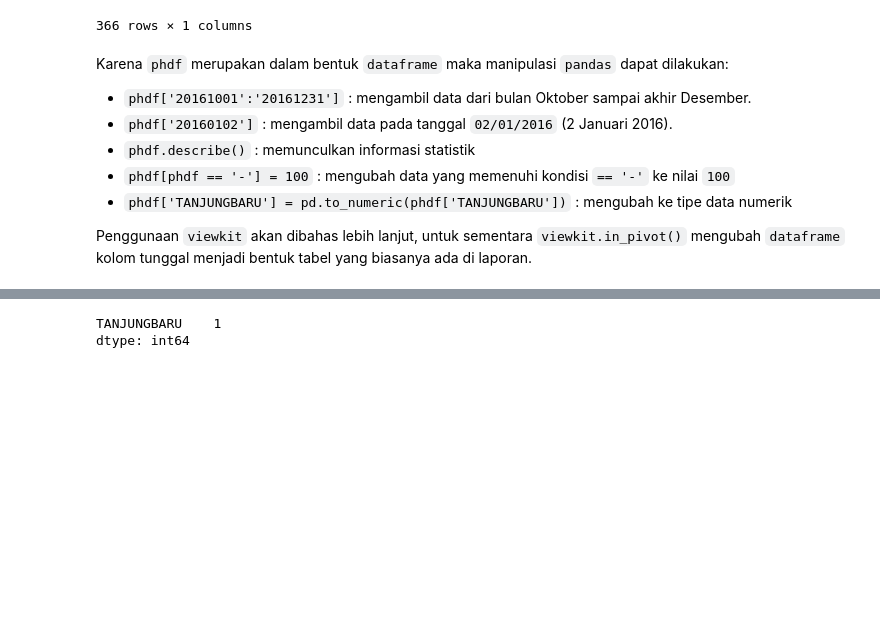
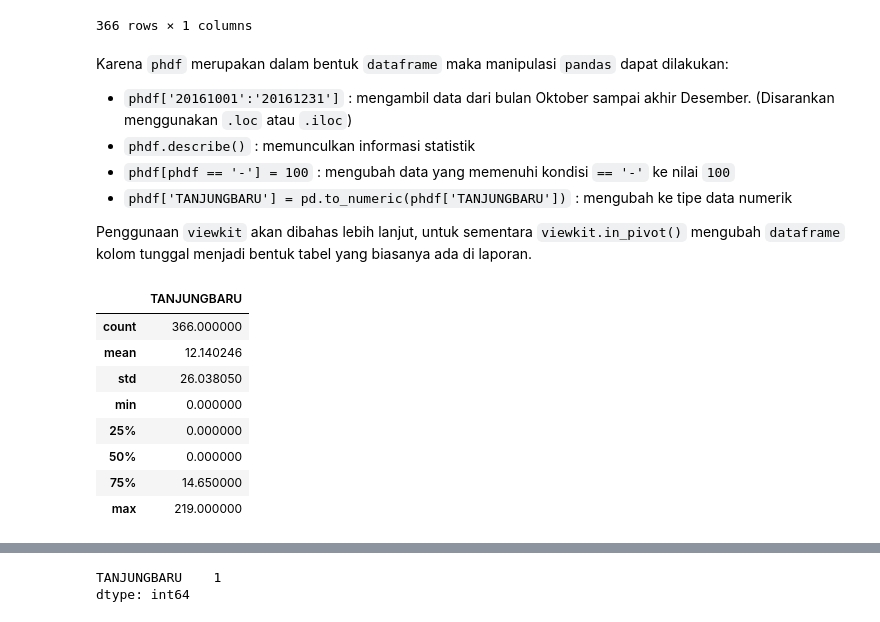
Before and after one commit to hidrokit/hidrokit, a Jupyter notebook: src/Demo Pos Hujan.ipynb, the cells around one changed output, grey strips where cells are left out. Drawn from its saved outputs; the diff is of its cells as text; code cells hidden in the pictures; blank space fills up the shorter version.

```diff
--- a/src/Demo Pos Hujan.ipynb
+++ b/src/Demo Pos Hujan.ipynb
@@ -139,12 +139,23 @@ phdf
 # %% [markdown]
 Karena `phdf` merupakan dalam bentuk `dataframe` maka manipulasi `pandas` dapat dilakukan:
 
-- `phdf['20161001':'20161231']` : mengambil data dari bulan Oktober sampai akhir Desember.
-- `phdf['20160102']` : mengambil data pada tanggal `02/01/2016` (2 Januari 2016).
+- `phdf['20161001':'20161231']` : mengambil data dari bulan Oktober sampai akhir Desember. (Disarankan menggunakan `.loc` atau `.iloc`)
 - `phdf.describe()` : memunculkan informasi statistik
 - `phdf[phdf == '-'] = 100` : mengubah data yang memenuhi kondisi `== '-'` ke nilai `100`
 - `phdf['TANJUNGBARU'] = pd.to_numeric(phdf['TANJUNGBARU'])` : mengubah ke tipe data numerik
 
 Penggunaan `viewkit` akan dibahas lebih lanjut, untuk sementara `viewkit.in_pivot()` mengubah `dataframe` kolom tunggal menjadi bentuk tabel yang biasanya ada di laporan.
+# %%
+phdf.describe()
+# %% [output]
+|  | TANJUNGBARU |
+| count | 366.000000 |
+| mean | 12.140246 |
+| std | 26.038050 |
+| min | 0.000000 |
+| 25% | 0.000000 |
+| 50% | 0.000000 |
+| 75% | 14.650000 |
+| max | 219.000000 |
 # %%
 ph10_12 = phdf['20161001':'20161231']
```
Also changed, not shown: parts of 2 cells of this notebook.
